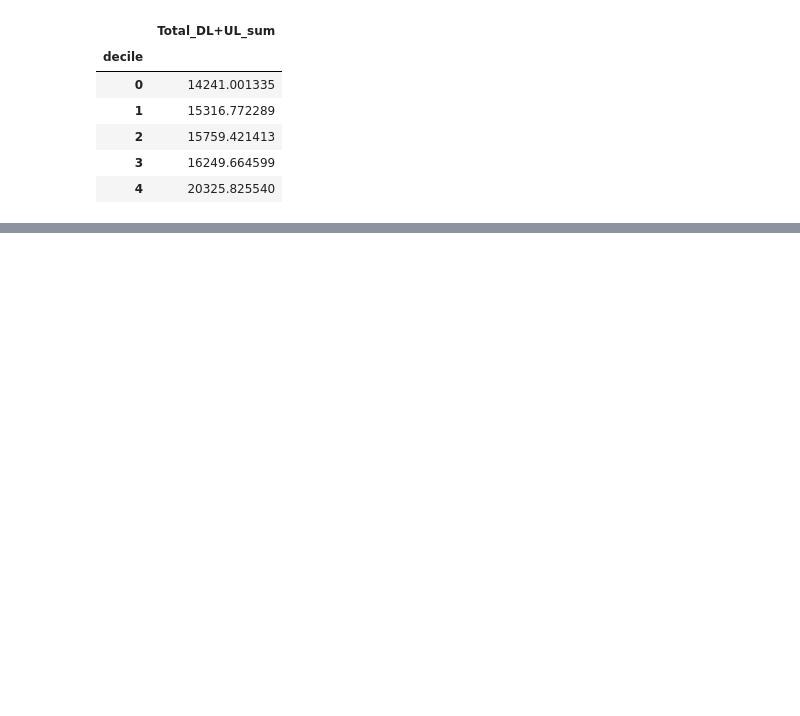
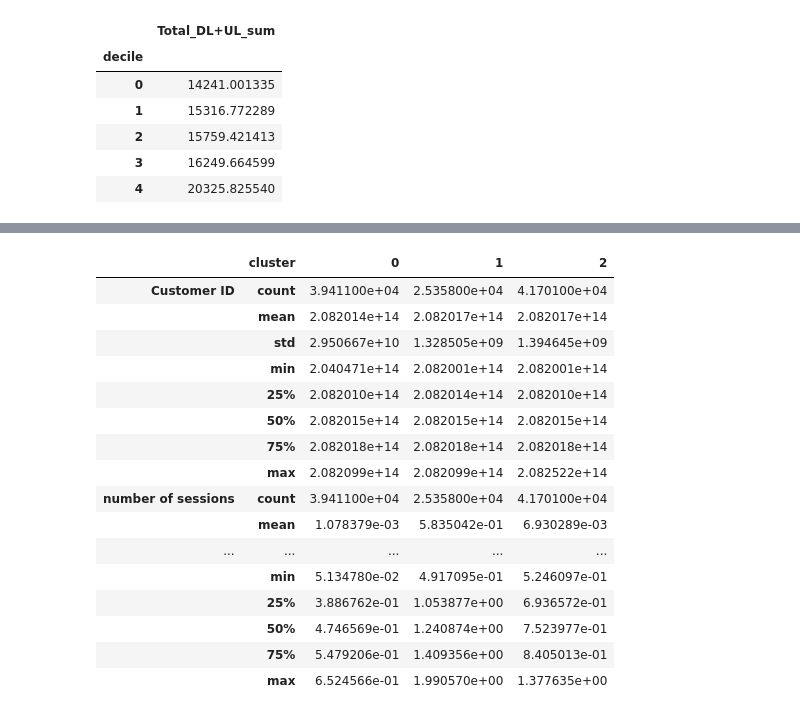
Before and after one commit to Bethelsis/User-Analytics-in-the-Telecommunication-Industry, a Jupyter notebook: notebooks/Data cleaning,Exploration.ipynb, the cells around one changed output, grey strips where cells are left out. Cells and saved outputs as stored; diff of their text form; code cells hidden in the pictures; blank space fills up the shorter version.

```diff
--- a/notebooks/Data cleaning,Exploration.ipynb
+++ b/notebooks/Data cleaning,Exploration.ipynb
@@ -564,3 +564,6 @@ total_data_per_decile
 | 2 | 15759.421413 |
 | 3 | 16249.664599 |
 | 4 | 20325.825540 |
+# %%
+df_new.index.name = 'Customer ID'
+df_new.reset_index(inplace=True)
@@ -566,0 +626,2 @@ total_data_per_decile
+# %%
+df_cls=df_new[['Customer ID','number of sessions','Dur. (ms)','Total_DL+UL']]
@@ -566,0 +637,5 @@ total_data_per_decile
+# %%
+# k means
+kmeans = KMeans(n_clusters=3, random_state=0)
+df_cls['cluster'] = kmeans.fit_predict(df_cls[['number of sessions', 'Dur. (ms)','Total_DL+UL']])
+df_cls.head(10)
@@ -566,0 +654,20 @@ total_data_per_decile
+# %%
+df_cls.groupby(['cluster']).describe().transpose()
+# %% [output]
+|  | cluster | 0 | 1 | 2 |
+| Customer ID | count | 3.941100e+04 | 2.535800e+04 | 4.170100e+04 |
+|  | mean | 2.082014e+14 | 2.082017e+14 | 2.082017e+14 |
+|  | std | 2.950667e+10 | 1.328505e+09 | 1.394645e+09 |
+|  | min | 2.040471e+14 | 2.082001e+14 | 2.082001e+14 |
+|  | 25% | 2.082010e+14 | 2.082014e+14 | 2.082010e+14 |
+|  | 50% | 2.082015e+14 | 2.082015e+14 | 2.082015e+14 |
+|  | 75% | 2.082018e+14 | 2.082018e+14 | 2.082018e+14 |
+|  | max | 2.082099e+14 | 2.082099e+14 | 2.082522e+14 |
+| number of sessions | count | 3.941100e+04 | 2.535800e+04 | 4.170100e+04 |
+|  | mean | 1.078379e-03 | 5.835042e-01 | 6.930289e-03 |
+| ... | ... | ... | ... | ... |
+|  | min | 5.134780e-02 | 4.917095e-01 | 5.246097e-01 |
+|  | 25% | 3.886762e-01 | 1.053877e+00 | 6.936572e-01 |
+|  | 50% | 4.746569e-01 | 1.240874e+00 | 7.523977e-01 |
+|  | 75% | 5.479206e-01 | 1.409356e+00 | 8.405013e-01 |
+|  | max | 6.524566e-01 | 1.990570e+00 | 1.377635e+00 |
```
Also changed, not shown: parts of 13 cells of this notebook.
